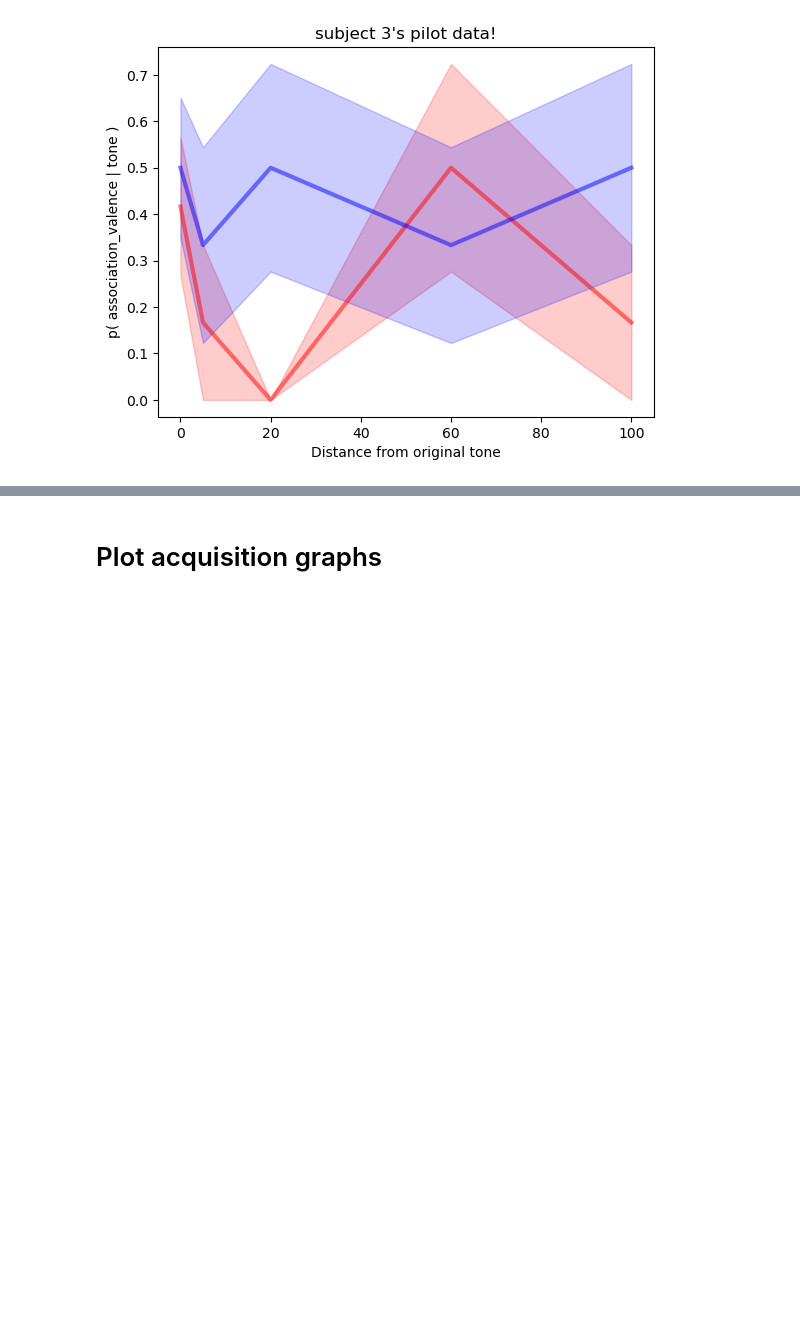
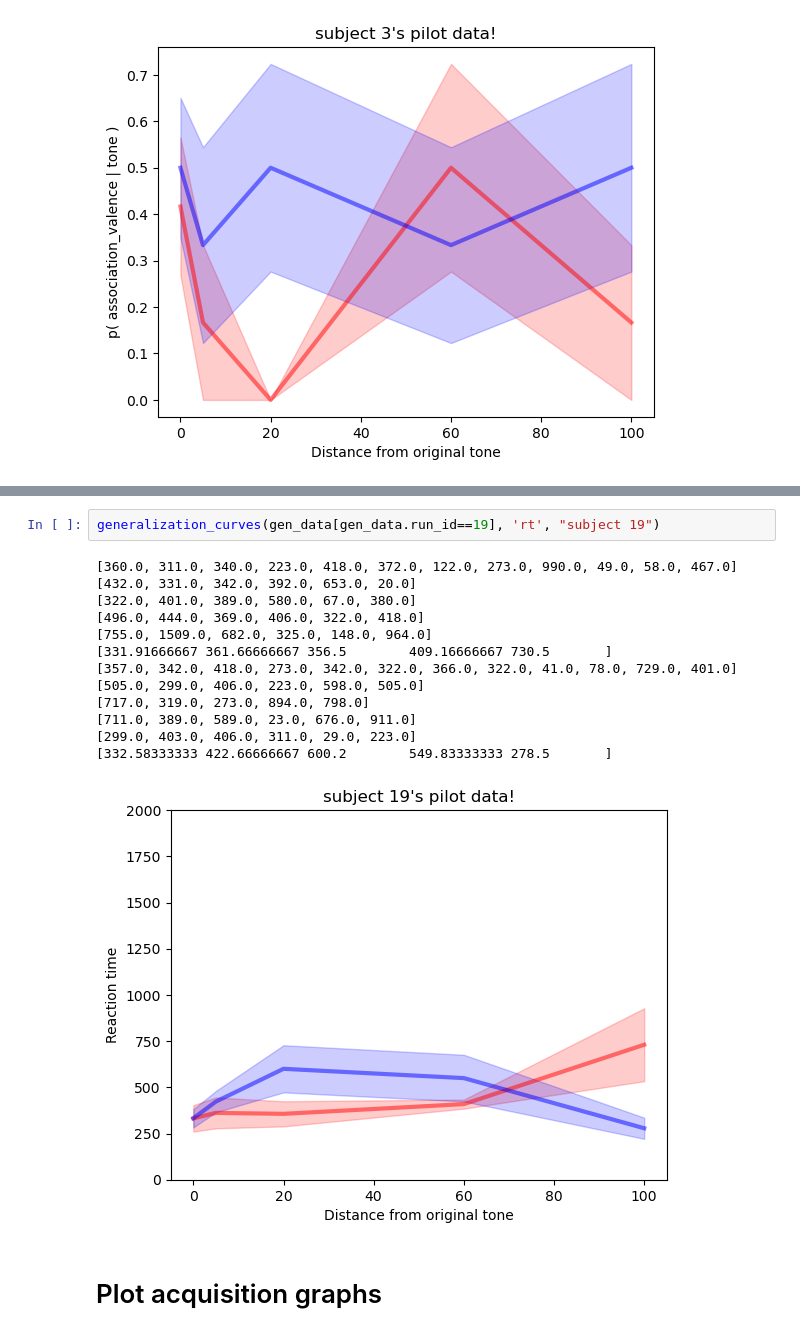
Before and after one commit to psych251/schechtman2010_rescue, a Jupyter notebook: analysis/pilotB_analysis.ipynb, the cells around one changed output, grey strips where cells are left out. Drawn from its saved outputs; the diff is of its cells as text; blank space fills up the shorter version.

```diff
--- a/analysis/pilotB_analysis.ipynb
+++ b/analysis/pilotB_analysis.ipynb
@@ -242,3 +285,19 @@ generalization_curves(gen_data[gen_data.run_id==3], 'rt', "subject 3 rt")
+# %%
+generalization_curves(gen_data[gen_data.run_id==19], 'rt', "subject 19")
+# %% [output]
+[360.0, 311.0, 340.0, 223.0, 418.0, 372.0, 122.0, 273.0, 990.0, 49.0, 58.0, 467.0]
+[432.0, 331.0, 342.0, 392.0, 653.0, 20.0]
+[322.0, 401.0, 389.0, 580.0, 67.0, 380.0]
+[496.0, 444.0, 369.0, 406.0, 322.0, 418.0]
+[755.0, 1509.0, 682.0, 325.0, 148.0, 964.0]
+[331.91666667 361.66666667 356.5        409.16666667 730.5       ]
+[357.0, 342.0, 418.0, 273.0, 342.0, 322.0, 366.0, 322.0, 41.0, 78.0, 729.0, 401.0]
+[505.0, 299.0, 406.0, 223.0, 598.0, 505.0]
+[717.0, 319.0, 273.0, 894.0, 798.0]
+[711.0, 389.0, 589.0, 23.0, 676.0, 911.0]
+[299.0, 403.0, 406.0, 311.0, 29.0, 223.0]
+[332.58333333 422.66666667 600.2        549.83333333 278.5       ]
+[figure, added]
 # %% [markdown]
 # Plot acquisition graphs
 # %%
```
Also changed, not shown: parts of 9 cells of this notebook, 3 other files.
